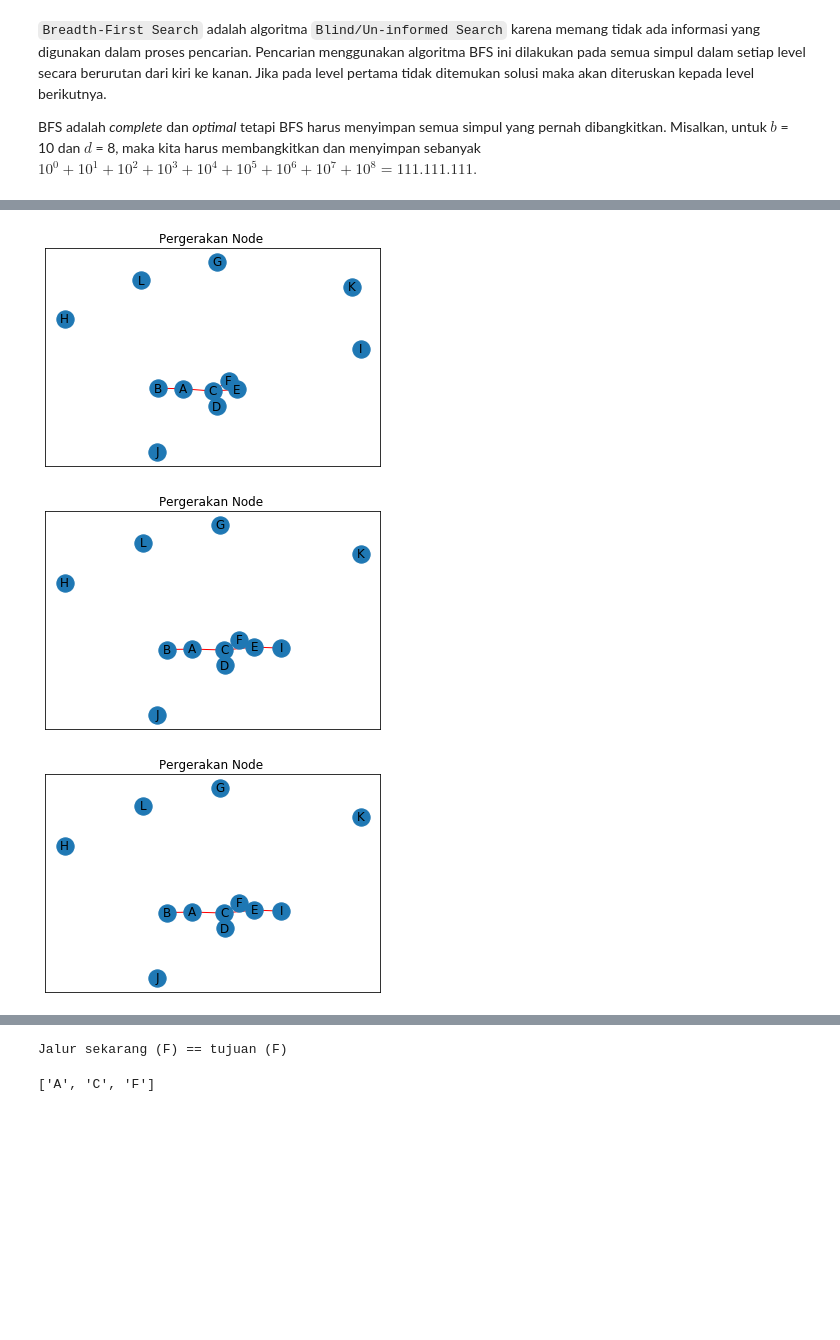
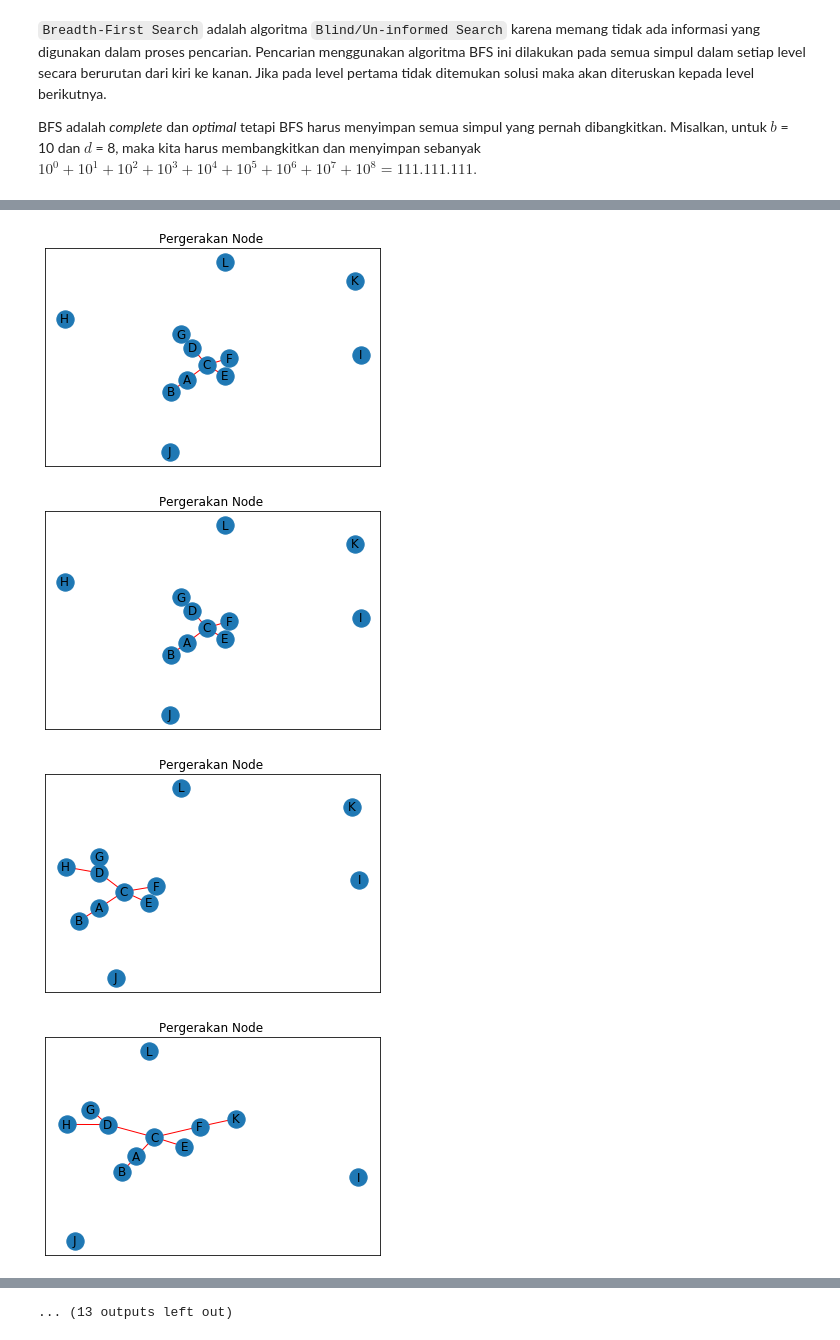
Before and after one commit to joanitolopo/search-ai-algorithm, a Jupyter notebook: breadth-first-search-algorithm.ipynb, the cells around one changed output, grey strips where cells are left out. Saved outputs shown, nothing was run; the diff lists cells and outputs as text; code cells hidden in the pictures; blank space fills up the shorter version.

```diff
--- a/breadth-first-search-algorithm.ipynb
+++ b/breadth-first-search-algorithm.ipynb
@@ -31,6 +31,8 @@ def bfs (graf, mulai, tujuan):
     g.clear()
     g.add_nodes_from(graf)
 
+    tic = time.perf_counter()
+
     while queue:
 
         jalur = queue.pop(0)
@@ -38,6 +40,8 @@ def bfs (graf, mulai, tujuan):
 
         if state == tujuan: #Jika simpul adalah solusi, maka akan mengembalikan solusi sekarang
             print(f"Jalur sekarang ({state}) == tujuan ({tujuan})")
+            toc = time.perf_counter()
+            print(f"Selesai pada {toc - tic:0.4f} detik")
             return jalur
         elif state not in visited:
             for cabang in graf.get(state, []):
@@ -72,5 +76,5 @@ graf = {'A':set(['B', 'C']),
        'K':set(['F', 'L']),
        'L':set(['K', 'J'])}
 # %%
-bfs(graf, 'A', 'F')
+bfs(graf, 'A', 'I')
 # %% [output]
@@ -83,4 +87,5 @@ bfs(graf, 'A', 'F')
 [figure]
-[figure, old version]
+[figure, new version]
-[figure, old version]
+[figure, new version]
-[figure, old version]
+[figure, new version]
+[figure, added]
@@ -87,2 +93 @@ bfs(graf, 'A', 'F')
-Jalur sekarang (F) == tujuan (F)
+... (13 outputs left out)
-['A', 'C', 'F']
```
Also changed, not shown: parts of 3 cells of this notebook, 1 other file.
